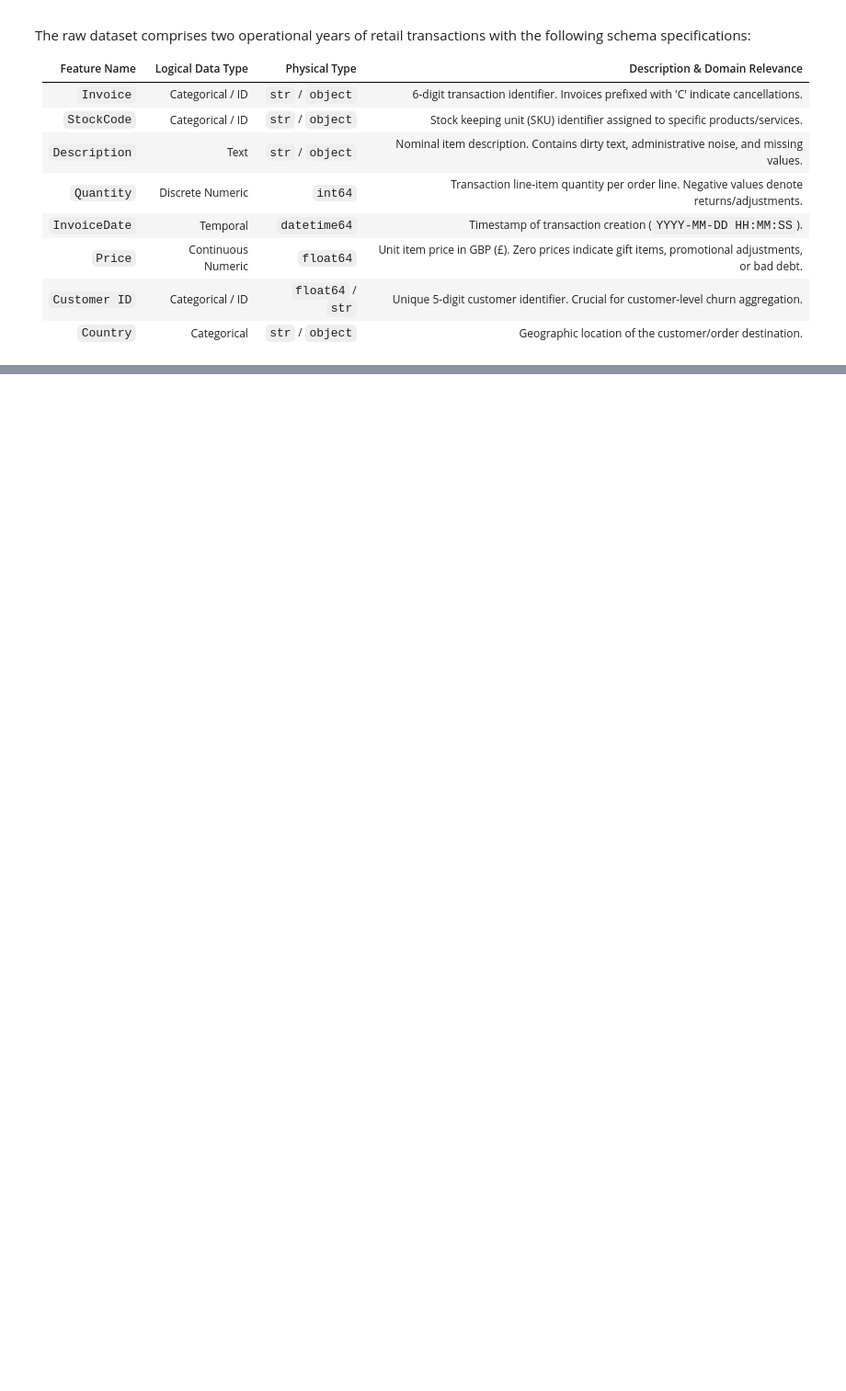
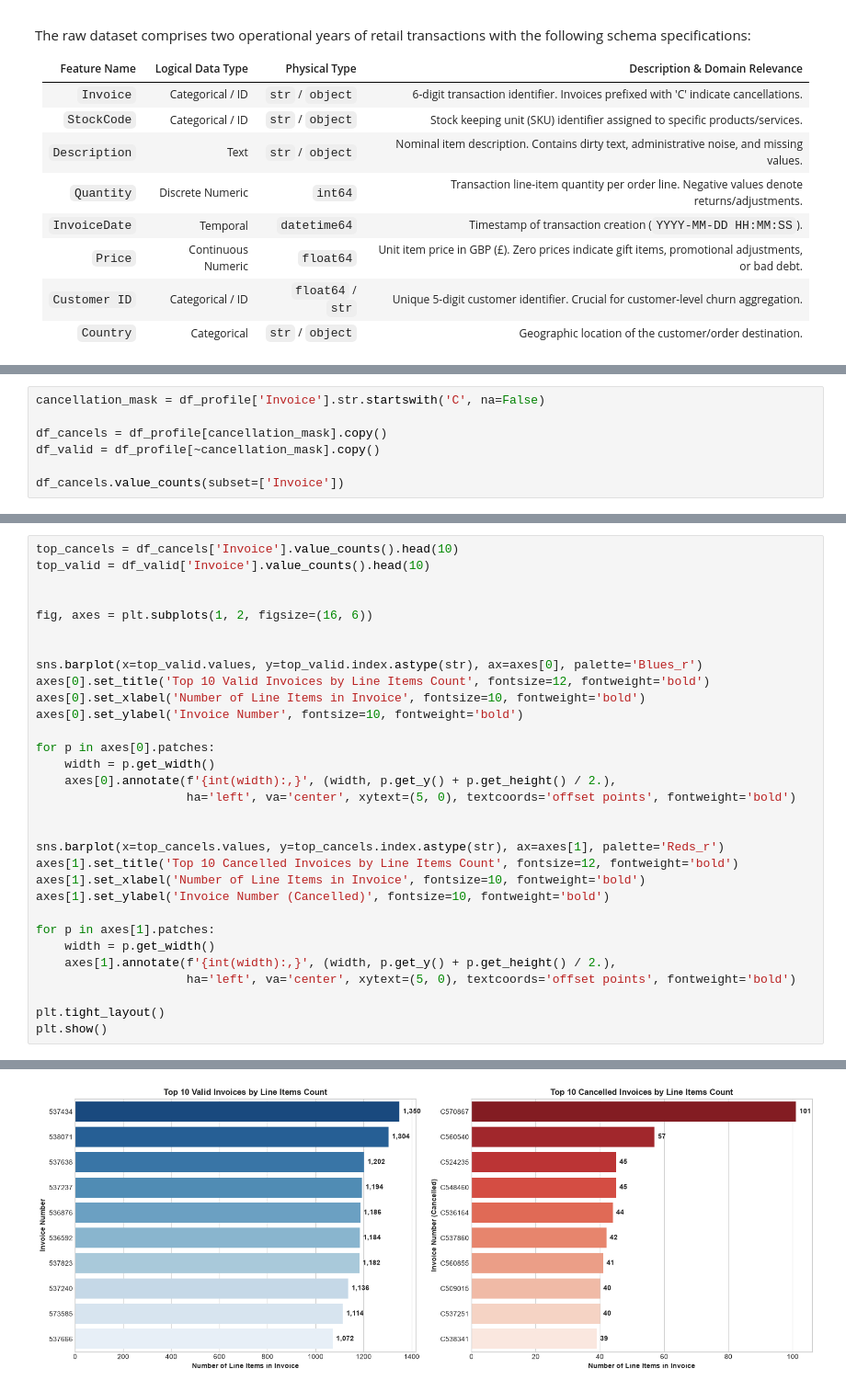
Before and after one commit to khairy-mo-001-cmd/Customer-Churn-Intelligence-System, a Jupyter notebook: notebooks/Data Understanding & Ingestion.ipynb, the cells around one changed output, grey strips where cells are left out. Shown at 92% size. Cells and saved outputs as stored; diff of their text form; blank space fills up the shorter version.

```diff
--- a/notebooks/Data Understanding & Ingestion.ipynb
+++ b/notebooks/Data Understanding & Ingestion.ipynb
@@ -51,0 +356,7 @@ print(f"--> Target Raw Data Path: {RAW_DATA_PATH}")
+# %%
+cancellation_mask = df_profile['Invoice'].str.startswith('C', na=False)
+
+df_cancels = df_profile[cancellation_mask].copy()
+df_valid = df_profile[~cancellation_mask].copy()
+
+df_cancels.value_counts(subset=['Invoice'])
@@ -51,0 +393,32 @@ print(f"--> Target Raw Data Path: {RAW_DATA_PATH}")
+# %%
+top_cancels = df_cancels['Invoice'].value_counts().head(10)
+top_valid = df_valid['Invoice'].value_counts().head(10)
+
+
+fig, axes = plt.subplots(1, 2, figsize=(16, 6))
+
+
+sns.barplot(x=top_valid.values, y=top_valid.index.astype(str), ax=axes[0], palette='Blues_r')
+axes[0].set_title('Top 10 Valid Invoices by Line Items Count', fontsize=12, fontweight='bold')
+axes[0].set_xlabel('Number of Line Items in Invoice', fontsize=10, fontweight='bold')
+axes[0].set_ylabel('Invoice Number', fontsize=10, fontweight='bold')
+
+for p in axes[0].patches:
+    width = p.get_width()
+    axes[0].annotate(f'{int(width):,}', (width, p.get_y() + p.get_height() / 2.),
+                     ha='left', va='center', xytext=(5, 0), textcoords='offset points', fontweight='bold')
+
+
+sns.barplot(x=top_cancels.values, y=top_cancels.index.astype(str), ax=axes[1], palette='Reds_r')
+axes[1].set_title('Top 10 Cancelled Invoices by Line Items Count', fontsize=12, fontweight='bold')
+axes[1].set_xlabel('Number of Line Items in Invoice', fontsize=10, fontweight='bold')
+axes[1].set_ylabel('Invoice Number (Cancelled)', fontsize=10, fontweight='bold')
+
+for p in axes[1].patches:
+    width = p.get_width()
+    axes[1].annotate(f'{int(width):,}', (width, p.get_y() + p.get_height() / 2.),
+                     ha='left', va='center', xytext=(5, 0), textcoords='offset points', fontweight='bold')
+
+plt.tight_layout()
+plt.show()
+# %% [output]
@@ -51,0 +432 @@ print(f"--> Target Raw Data Path: {RAW_DATA_PATH}")
+[figure, added]
```
Also changed, not shown: parts of 43 cells of this notebook.
